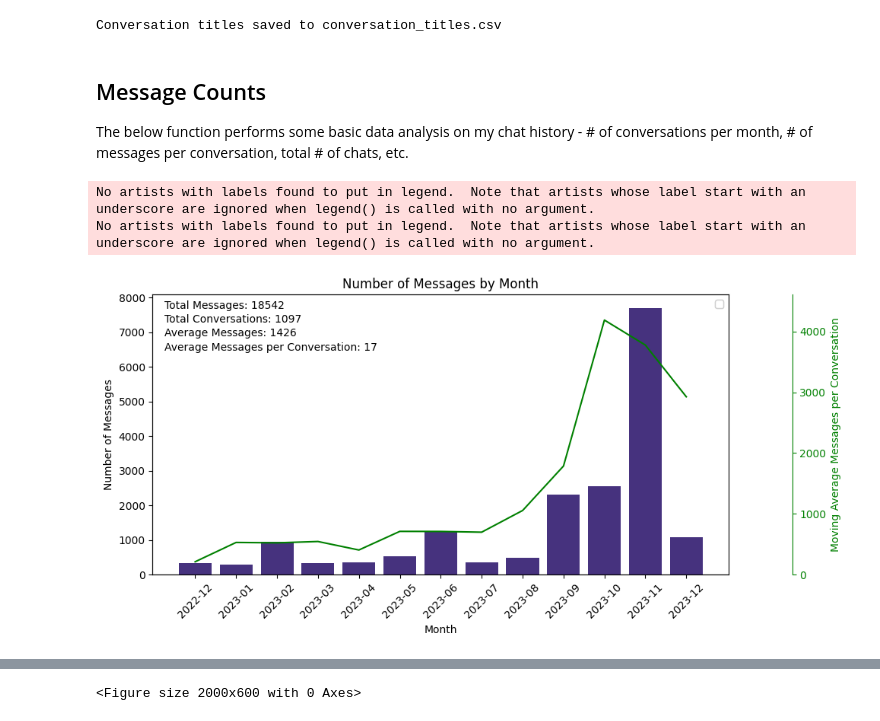
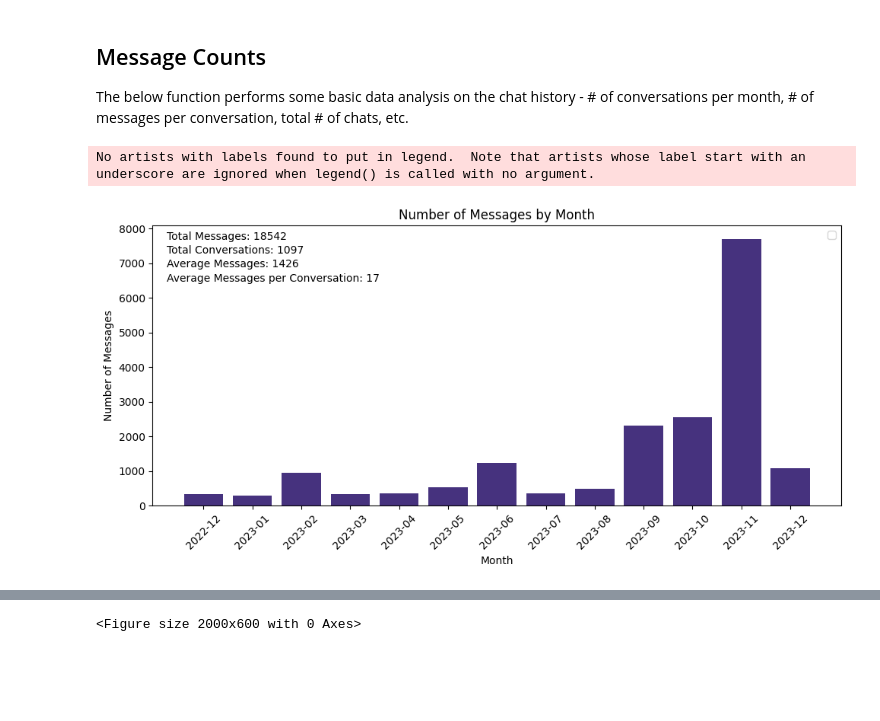
Before and after one commit to mgd1984/chatstats, a Jupyter notebook: ChatStats.ipynb, the cells around one changed output, grey strips where cells are left out. Cells and saved outputs as stored; diff of their text form; code cells hidden in the pictures; blank space fills up the shorter version.

```diff
--- a/ChatStats.ipynb
+++ b/ChatStats.ipynb
@@ -25,8 +62,6 @@ import json
 from collections import defaultdict
 from datetime import datetime
 import pandas as pd
-import seaborn as sns
-import matplotlib.pyplot as plt
 
 def count_conversations_by_month(filename):
     with open(filename, 'r') as file:
@@ -59,11 +94,15 @@ df = pd.DataFrame(list(conversations_by_month.items()), columns=['Month', 'Conve
 # Sort the DataFrame by month
 df = df.sort_values('Month')
 
-# Set the color palette to viridis
-sns.set_palette('viridis',n_colors=3)
+# Calculate basic descriptive statistics
+total_conversations = df['Conversations'].sum()
+average_conversations_per_month = df['Conversations'].mean()
+max_conversations_month = df['Conversations'].max()
+min_conversations_month = df['Conversations'].min()
 
-# Create the plot
-sns.barplot(x='Month', y='Conversations', data=df)
-plt.xticks(rotation=90)
-plt.show()
+# Print the descriptive statistics
+print(f"Total Conversations: {total_conversations}")
+print(f"Average Conversations per Month: {average_conversations_per_month}")
+print(f"Month with the Most Conversations: {max_conversations_month}")
+print(f"Month with the Fewest Conversations: {min_conversations_month}")
 # %% [output]
@@ -96,45 +155,7 @@ parse_json("conversations.json")
-# %%
-import json
-import csv
-
-def extract_conversation_titles(filename):
-    with open(filename, 'r') as file:
-        data = json.load(file)
-
-    # Ensure the file contains a list
-    if not isinstance(data, list):
-        print("JSON file does not contain a list")
-        return
-
-    # Initialize a list to hold the titles
-    titles = []
-
-    # Extract the titles and create_time
-    for entry in data:
-        title = entry.get('title')  # replace 'title' with the actual key for the title field
-        create_time = entry.get('create_time')  # replace 'create_time' with the actual key for the create_time field
-        if title:
-            titles.append({'title': title, 'create_time': create_time})
-
-    return titles
-
-# Call the function with your filename
-titles = extract_conversation_titles("conversations.json")
-
-# Save titles to a CSV file
-csv_filename = "conversation_titles.csv"
-with open(csv_filename, 'w', newline='') as file:
-    writer = csv.writer(file)
-    writer.writerow(["Title", "Create Time"])  # Write header
-    writer.writerows([[title['title'], title['create_time']] for title in titles])  # Write titles
-
-print(f"Conversation titles saved to {csv_filename}")
-# %% [output]
-Conversation titles saved to conversation_titles.csv
 # %% [markdown]
 ## Message Counts
 
-The below function performs some basic data analysis on my chat history - # of conversations per month, # of messages per conversation, total # of chats, etc.
+The below function performs some basic data analysis on the chat history - # of conversations per month, # of messages per conversation, total # of chats, etc.
 # %%
 import json
 from collections import defaultdict
@@ -142,6 +163,7 @@ from datetime import datetime
 import numpy as np
 import seaborn as sns
 import matplotlib.pyplot as plt
+
 def summarize_messages_by_month(json_file):
     with open(json_file, 'r') as f:
         data = json.load(f)
@@ -183,41 +205,40 @@ moving_average = np.convolve(list(data.values()), np.ones(3)/3, mode='same')
 moving_average = moving_average[::-1]  # Reverse the order of the moving average values
 
 # Set the color palette to viridis
 sns.set_palette("viridis")
 
 # Create the figure and axes
 fig, ax1 = plt.subplots(figsize=(10, 5))
 
 # Plot Number of Messages
 ax1.bar(months, message_counts)
 ax1.set_xlabel('Month')
 ax1.set_ylabel('Number of Messages')
 ax1.set_title('Number of Messages by Month')
 ax1.tick_params(axis='x', rotation=45)
 ax1.legend()
 
-# Create a third y-axis
-ax3 = ax1.twinx()
-ax3.spines['right'].set_position(('outward', 60))  # Move the third y-axis to the right
-ax3.plot(months, moving_average, color='green')
-ax3.set_ylabel('Moving Average Messages per Conversation')
-ax3.tick_params(axis='y', colors='green')
-ax3.spines['right'].set_color('green')
-ax3.yaxis.label.set_color('green')
-ax3.legend()
+# # Create a third y-axis
+# ax3 = ax1.twinx()
+# ax3.spines['right'].set_position(('outward', 60))  # Move the third y-axis to the right
+# ax3.plot(months, moving_average, color='green')
+# ax3.set_ylabel('Moving Average Messages per Conversation')
+# ax3.tick_params(axis='y', colors='green')
+# ax3.spines['right'].set_color('green')
+# ax3.yaxis.label.set_color('green')
+# ax3.legend()
 
 # Set the limits of the y-axis for average messages per conversation
 ax3.set_ylim(0, max(moving_average) * 1.1)
 
 # Add total and average labels
 plt.text(0.02, 0.95, f'Total Messages: {total_messages}', transform=ax1.transAxes)
 plt.text(0.02, 0.9, f'Total Conversations: {total_conversations}', transform=ax1.transAxes)
 plt.text(0.02, 0.85, f'Average Messages: {average_messages:.0f}', transform=ax1.transAxes)
 plt.text(0.02, 0.8, f'Average Messages per Conversation: {average_messages_per_conversation:.0f}', transform=ax1.transAxes)
 
 plt.tight_layout()
 plt.show()
 # %% [output]
 No artists with labels found to put in legend.  Note that artists whose label start with an underscore are ignored when legend() is called with no argument.
-No artists with labels found to put in legend.  Note that artists whose label start with an underscore are ignored when legend() is called with no argument.
-[figure, old version]
+[figure, new version]
```
Also changed, not shown: parts of 10 cells of this notebook.
